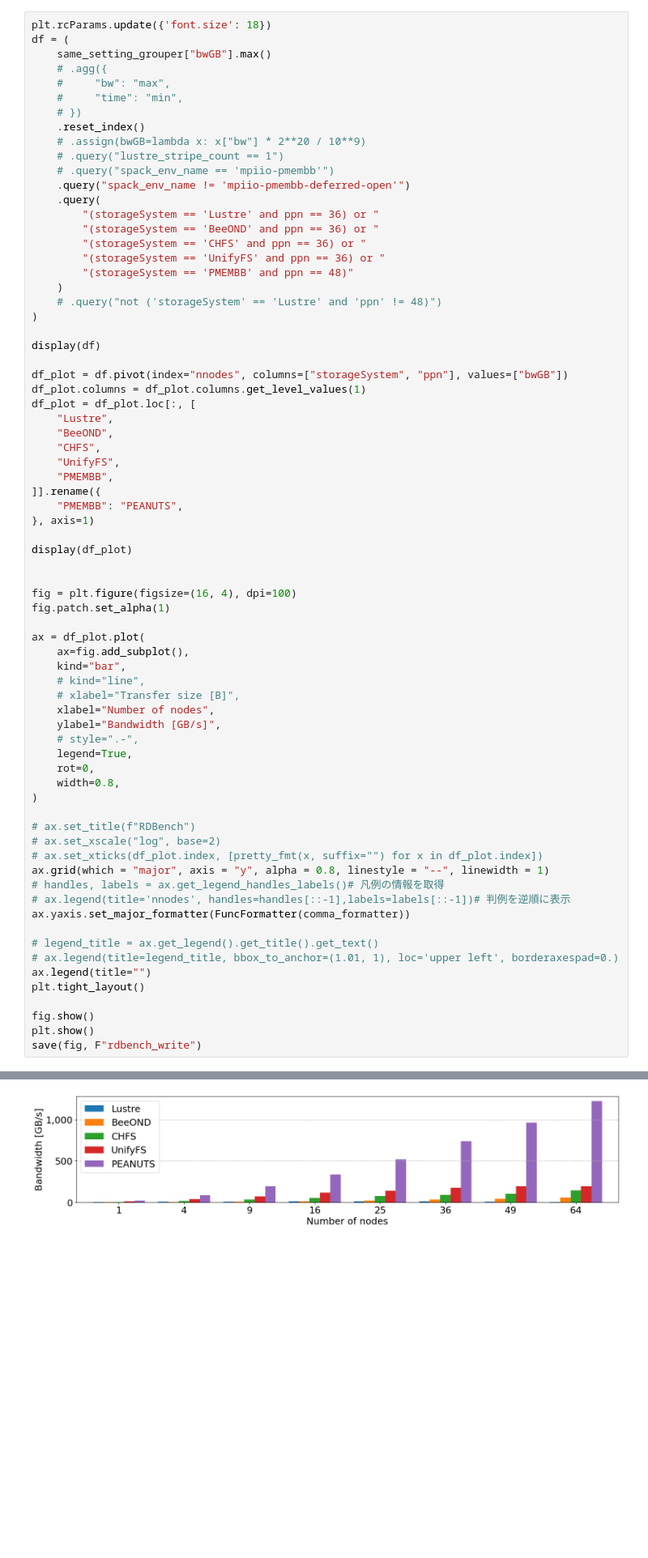
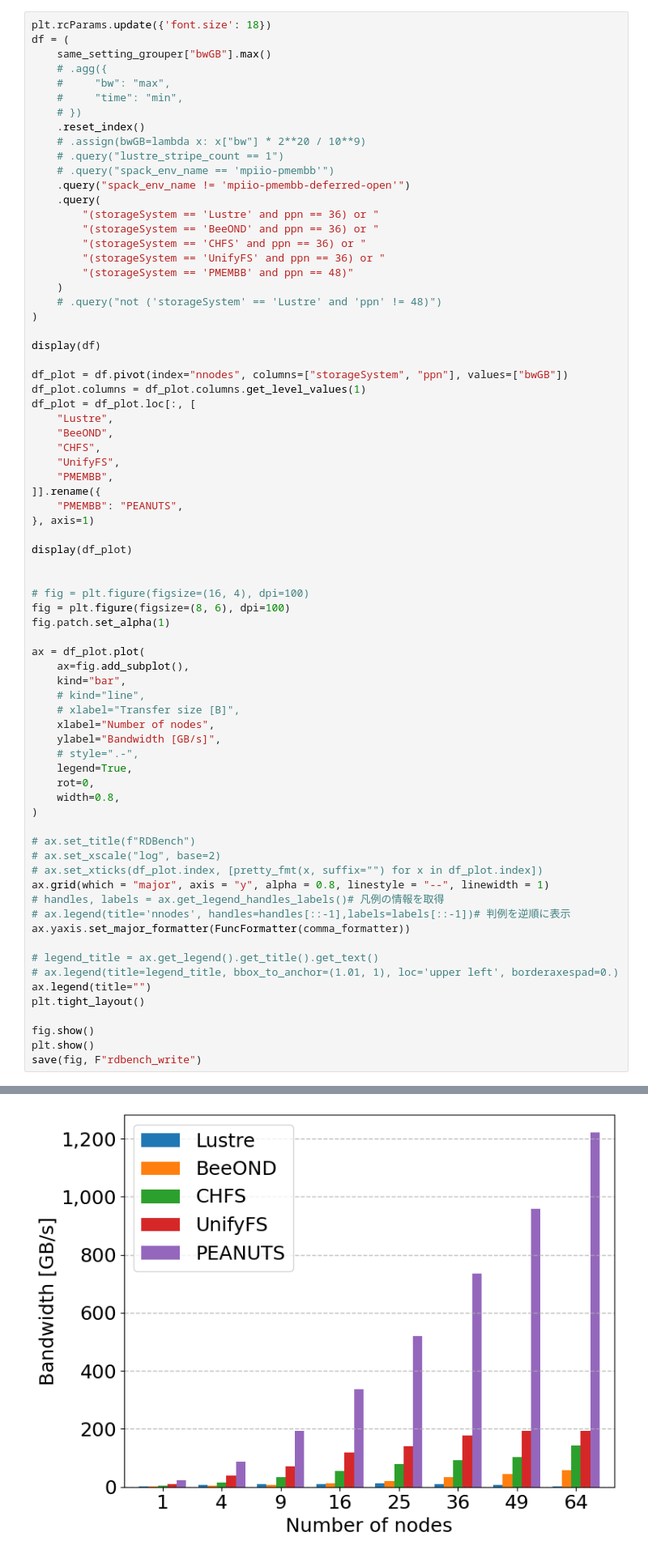
Before and after one commit to tsukuba-hpcs/mpiio-pmembb, a Jupyter notebook: src/rdbench/rdbench.ipynb, the cells around one changed output, grey strips where cells are left out. Shown: that part at 81% size. Drawn from its saved outputs; the diff is of its cells as text; blank space fills up the shorter version.

```diff
--- a/src/rdbench/rdbench.ipynb
+++ b/src/rdbench/rdbench.ipynb
@@ -273,7 +273,8 @@ df_plot = df_plot.loc[:, [
 display(df_plot)
 
 
-fig = plt.figure(figsize=(16, 4), dpi=100)
+# fig = plt.figure(figsize=(16, 4), dpi=100)
+fig = plt.figure(figsize=(8, 6), dpi=100)
 fig.patch.set_alpha(1)
 
 ax = df_plot.plot(
@@ -306,32 +307,32 @@ fig.show()
 plt.show()
 save(fig, F"rdbench_write")
 # %% [output]
 |  | storageSystem | spack_env_name | nnodes | ppn | bwGB |
 | 0 | BeeOND | mpiio-pmembb | 1 | 36 | 1.021669 |
 | 2 | BeeOND | mpiio-pmembb | 4 | 36 | 3.535209 |
 | 4 | BeeOND | mpiio-pmembb | 9 | 36 | 7.678511 |
 | 6 | BeeOND | mpiio-pmembb | 16 | 36 | 13.351534 |
 | 8 | BeeOND | mpiio-pmembb | 25 | 36 | 21.828567 |
 | 10 | BeeOND | mpiio-pmembb | 36 | 36 | 33.015279 |
 | 12 | BeeOND | mpiio-pmembb | 49 | 36 | 44.547038 |
 | 14 | BeeOND | mpiio-pmembb | 64 | 36 | 57.811311 |
 | 16 | CHFS | chfs | 1 | 36 | 3.830495 |
 | 17 | CHFS | chfs | 4 | 36 | 15.696539 |
 | ... | ... | ... | ... | ... | ... |
 | 59 | UnifyFS | unifyfs | 16 | 36 | 119.027807 |
 | 60 | UnifyFS | unifyfs | 25 | 36 | 139.043691 |
 | 61 | UnifyFS | unifyfs | 36 | 36 | 176.982077 |
 | 62 | UnifyFS | unifyfs | 49 | 36 | 194.592285 |
 | 63 | UnifyFS | unifyfs | 64 | 36 | 193.464454 |
 | storageSystem | Lustre | BeeOND | CHFS | UnifyFS | PEANUTS |
 | nnodes |  |  |  |  |  |
 | 1 | 2.363895 | 1.021669 | 3.830495 | 11.038148 | 23.570439 |
 | 4 | 6.064278 | 3.535209 | 15.696539 | 38.651425 | 87.715552 |
 | 9 | 9.078811 | 7.678511 | 33.952820 | 70.237729 | 192.837172 |
 | 16 | 10.778269 | 13.351534 | 55.194750 | 119.027807 | 337.448248 |
 | 25 | 11.706497 | 21.828567 | 78.459459 | 139.043691 | 520.826046 |
 | 36 | 11.184768 | 33.015279 | 91.853072 | 176.982077 | 736.188194 |
 | 49 | 7.902168 | 44.547038 | 103.107552 | 194.592285 | 959.948339 |
 | 64 | 2.136745 | 57.811311 | 143.041560 | 193.464454 | 1221.952894 |
-[figure, old version]
+[figure, new version]
 The PostScript backend does not support transparency; partially transparent artists will be rendered opaque.
```
Also changed, not shown: parts of 2 cells of this notebook, 21 other files.
